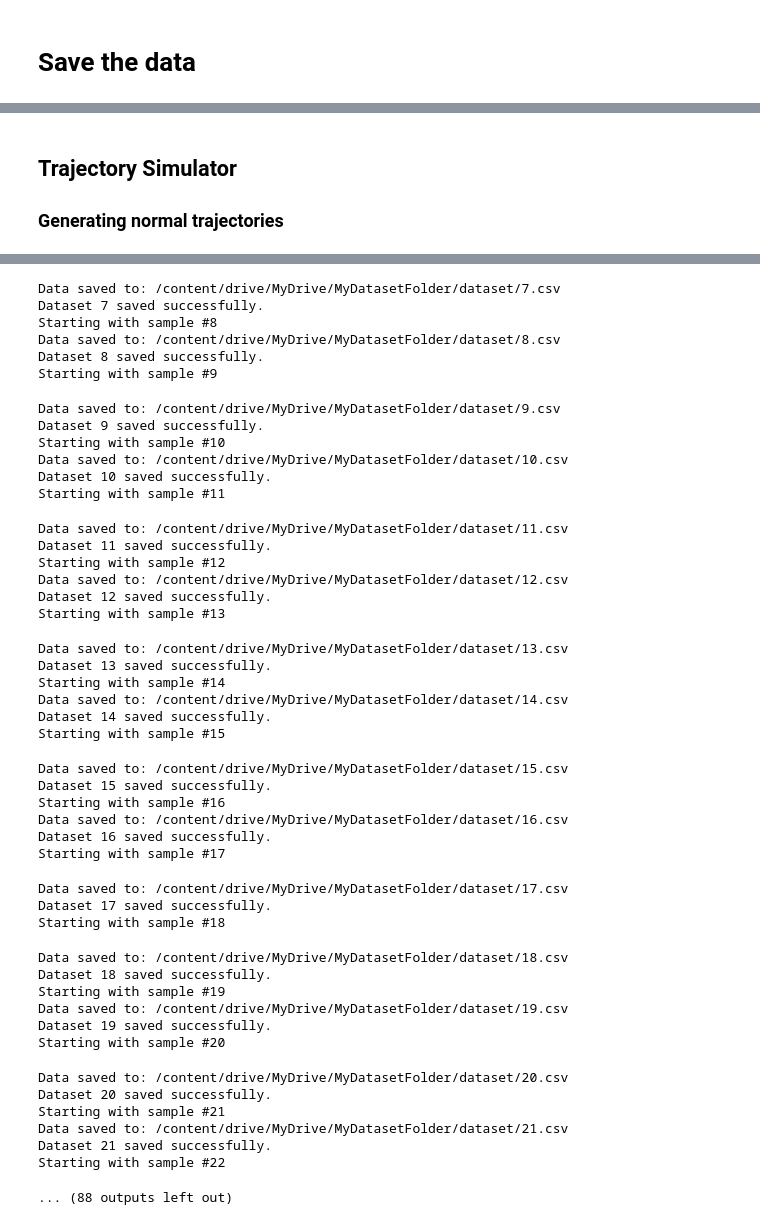
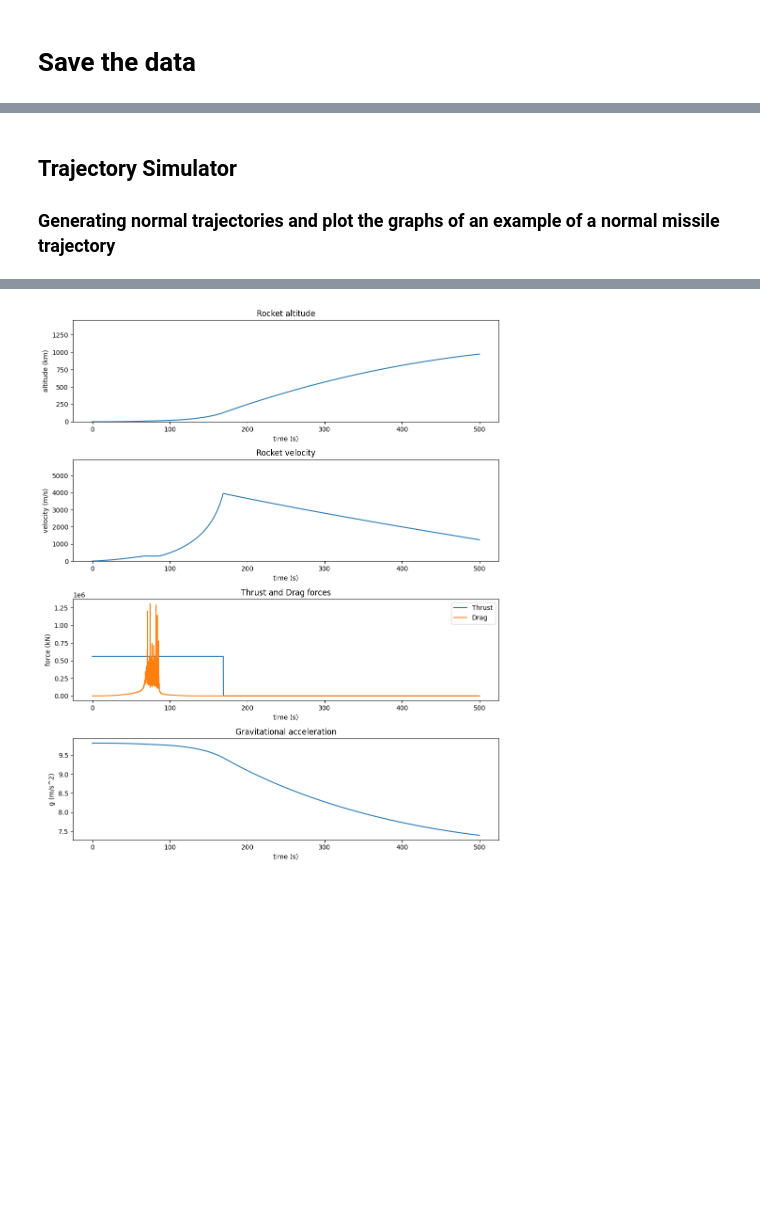
Before and after one commit to NaomiInbal/anomaly-detection-and-trajectory-classification, a Jupyter notebook: creating_missile_trajectories.ipynb, the cells around one changed output, grey strips where cells are left out. Cells and saved outputs as stored; diff of their text form; code cells hidden in the pictures; blank space fills up the shorter version.

Commit message:
Solution 2 # Creating missile trajectories

```diff
--- a/creating_missile_trajectories.ipynb
+++ b/creating_missile_trajectories.ipynb
@@ -177,7 +184,7 @@ def density(z):
 
     else:
         temperature = 356.65 - 2.0 * h
-        pressure = 3.956420 * ((214.65 / (214.65 - 2 * h)) ** (34.1632 / -2))
+        pressure = 3.956420 * (abs(214.65 / (214.65 - 2 * h) ) ** (34.1632 / -2))
 
     density = (mol * pressure) / (R * temperature)
 
@@ -194,6 +201,7 @@ def density(z):
                          0.743012 * h ** 2 + 36.7280 * h - 729.346)
         temperature = 263.1905 - 76.3232 * np.sqrt(1 - ((h - 91) / -19.9429) ** 2)
     elif 100 < h <= 110:
+
         pressure = np.exp(-4.22012E-08 * h ** 5 + 2.13489E-05 * h ** 4 - 4.26388E-03 * h ** 3 +
                            0.421404 * h ** 2 - 20.8270 * h + 416.225)
         density = np.exp(7.5691E-08 * h ** 5 - 3.76113E-05 * h ** 4 + 0.0074765 * h ** 3 -
@@ -357,7 +379,7 @@ def plot_graphs(tmax, dt, V, Z, M, Thrust, grav, Rho, T, P, Drag):
     plt.show()
 # %% [markdown]
 ## Trajectory Simulator
-### Generating normal trajectories
+### Generating normal trajectories and plot the graphs of an example of a normal missile trajectory
 # %%
 def generating_normal_trajectories(num_samples=2000):
     """
@@ -395,6 +417,9 @@ def generating_normal_trajectories(num_samples=2000):
 
 
     """
+    print("""Starts by creating normal missile trajectories and saving them in a folder in Google Drive...
+    This is going to take a while....""")
+
     for i in range(num_samples):
         # TODO: Consider making these variables non-deterministic
         FT = 560000  # rocket thrust, in Newtons
@@ -433,7 +458,7 @@ def generating_normal_trajectories(num_samples=2000):
         nextstage = 0
         tmax = 500
 
-        print(f"Starting with sample #{i}")
+
         for t in np.arange(dt, tmax + dt, dt):
             g = (G * M_earth) / ((z + 6371000) ** 2)  # gravitational acceleration, g(z)
             m = m - (dm * dt)  # changing mass, m(t)
@@ -479,19 +504,19 @@ def generating_normal_trajectories(num_samples=2000):
         'Drag[N]': Drag,
         'Mass[Kg]': M,
         'Density': Rho,
-        'Lable': 0
+        'Label': 0
         }
 
-        dataset_dir = "/content/drive/MyDrive/MyDatasetFolder/dataset"
-        if not os.path.exists(dataset_dir):
-            os.makedirs(dataset_dir)
-            print(f"Dataset folder created in MyDatasetFolder.")
-
+        data_dir_path = "/content/gdrive/My Drive/missile_data"
+        success = True  # Flag to track if all data saving operations succeeded
         try:
-            save_data_to_csv(data, f"dataset/{i}.csv", "MyDatasetFolder")
-            print(f"Dataset {i} saved successfully.")
+            save_data_to_csv(data, f"{i}.csv", data_dir_path)
         except Exception as e:
-            print(f"Failed to save dataset {i}. Error: {e}")
-
+            success = False
+    if success:
+        print(f"All datasets saved successfully.")
+    else:
+        print("Some datasets failed to save.")
+    plot_graphs(tmax, dt, V, Z, M, Thrust, grav, Rho, T, P, Drag)
 generating_normal_trajectories(num_samples=2000)
 # %% [output]
@@ -521,47 +526,2 @@ Starting with sample #7
-Data saved to: /content/drive/MyDrive/MyDatasetFolder/dataset/7.csv
-Dataset 7 saved successfully.
-Starting with sample #8
-Data saved to: /content/drive/MyDrive/MyDatasetFolder/dataset/8.csv
-Dataset 8 saved successfully.
-Starting with sample #9
-Data saved to: /content/drive/MyDrive/MyDatasetFolder/dataset/9.csv
-Dataset 9 saved successfully.
-Starting with sample #10
-Data saved to: /content/drive/MyDrive/MyDatasetFolder/dataset/10.csv
-Dataset 10 saved successfully.
-Starting with sample #11
-Data saved to: /content/drive/MyDrive/MyDatasetFolder/dataset/11.csv
-Dataset 11 saved successfully.
-Starting with sample #12
-Data saved to: /content/drive/MyDrive/MyDatasetFolder/dataset/12.csv
-Dataset 12 saved successfully.
-Starting with sample #13
-Data saved to: /content/drive/MyDrive/MyDatasetFolder/dataset/13.csv
-Dataset 13 saved successfully.
-Starting with sample #14
-Data saved to: /content/drive/MyDrive/MyDatasetFolder/dataset/14.csv
-Dataset 14 saved successfully.
-Starting with sample #15
-Data saved to: /content/drive/MyDrive/MyDatasetFolder/dataset/15.csv
-Dataset 15 saved successfully.
-Starting with sample #16
-Data saved to: /content/drive/MyDrive/MyDatasetFolder/dataset/16.csv
-Dataset 16 saved successfully.
-Starting with sample #17
-Data saved to: /content/drive/MyDrive/MyDatasetFolder/dataset/17.csv
-Dataset 17 saved successfully.
-Starting with sample #18
-Data saved to: /content/drive/MyDrive/MyDatasetFolder/dataset/18.csv
-Dataset 18 saved successfully.
-Starting with sample #19
-Data saved to: /content/drive/MyDrive/MyDatasetFolder/dataset/19.csv
-Dataset 19 saved successfully.
-Starting with sample #20
-Data saved to: /content/drive/MyDrive/MyDatasetFolder/dataset/20.csv
-Dataset 20 saved successfully.
-Starting with sample #21
-Data saved to: /content/drive/MyDrive/MyDatasetFolder/dataset/21.csv
-Dataset 21 saved successfully.
-Starting with sample #22
-... (88 outputs left out)
+[figure, added]
 # %% [markdown]
```
Also changed, not shown: parts of 13 cells of this notebook.
